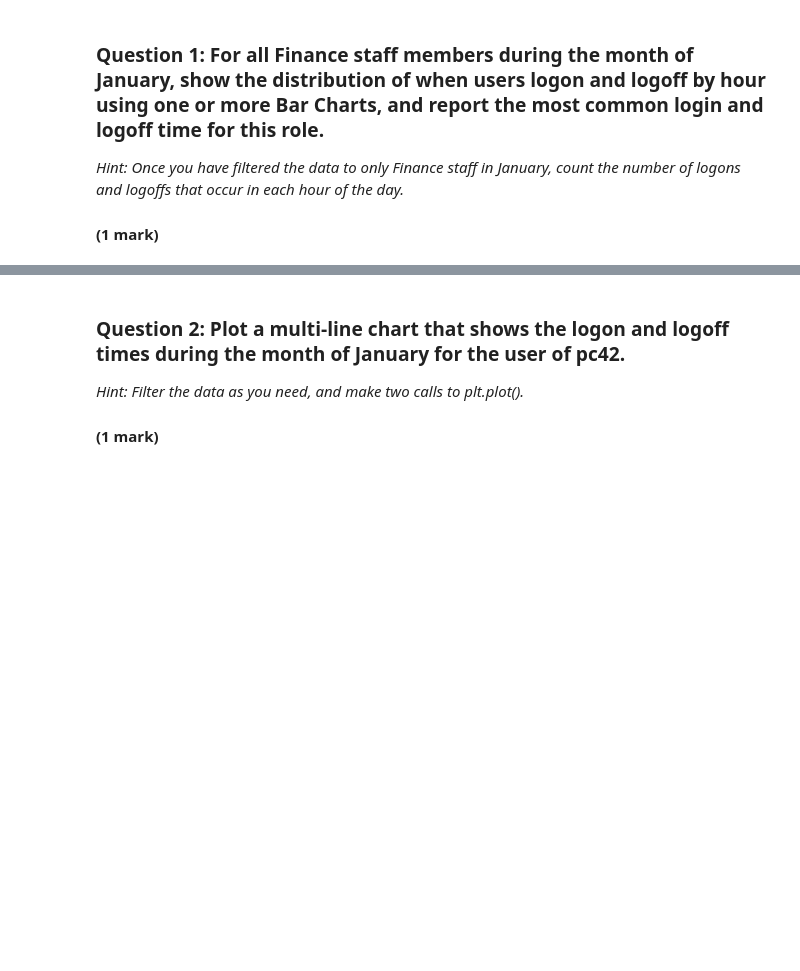
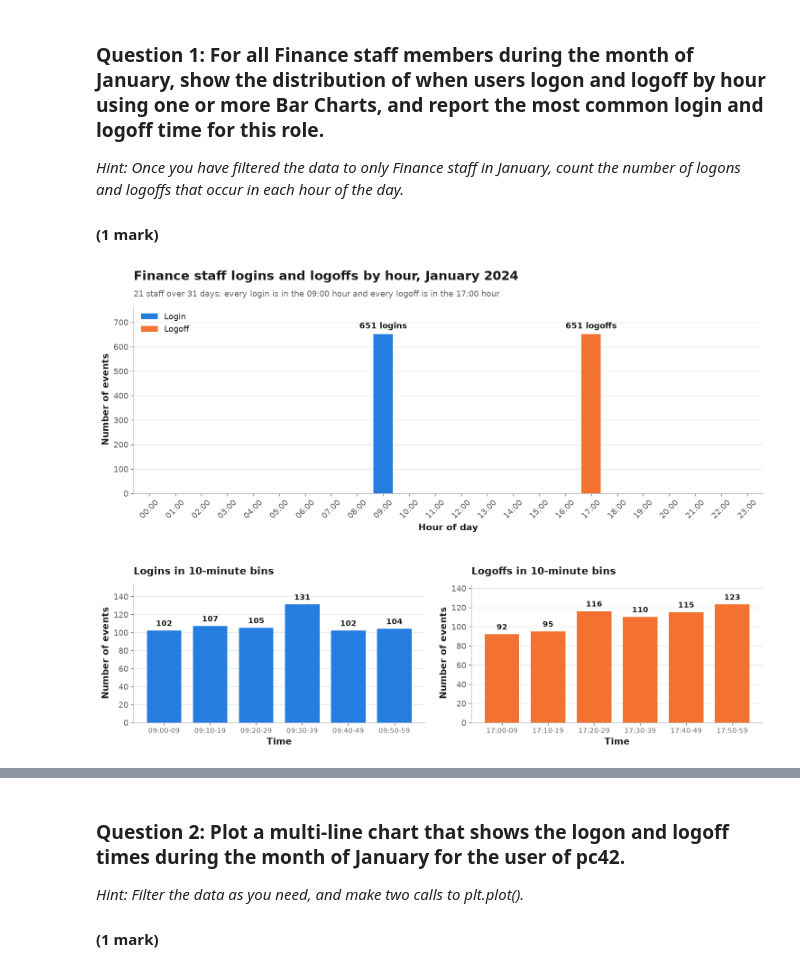
Before and after one commit to Chiko-G3/SDAaV, a Jupyter notebook: Assesment/UFCFEL-15-3-part3-student.ipynb, the cells around one changed output, grey strips where cells are left out. Drawn from its saved outputs; the diff is of its cells as text; code cells hidden in the pictures; blank space fills up the shorter version.

```diff
--- a/Assesment/UFCFEL-15-3-part3-student.ipynb
+++ b/Assesment/UFCFEL-15-3-part3-student.ipynb
@@ -181,0 +161,91 @@ user_set['Finance']
+# %%
+import numpy as np
+from matplotlib.ticker import FuncFormatter
+
+# ---------- Shared chart style ----------
+# rcParams are matplotlib's default settings. Setting them once here means every later chart matches,
+# so this cell must be run before the other questions.
+INK, MUTED, GRID = '#191919', '#5f6368', '#e3e6ea'
+plt.rcParams.update({
+    'figure.dpi': 120, 'figure.facecolor': 'white', 'axes.facecolor': 'white',
+    'font.family': 'DejaVu Sans', 'font.size': 11, 'text.color': INK,
+    'axes.titlesize': 17, 'axes.titleweight': 'bold', 'axes.titlelocation': 'left',
+    'axes.labelsize': 12, 'axes.labelweight': 'bold', 'axes.labelcolor': INK,
+    'axes.edgecolor': '#b8bdc4', 'axes.spines.top': False, 'axes.spines.right': False,
+    'axes.grid': True, 'axes.axisbelow': True, 'grid.color': GRID, 'grid.linewidth': 0.8,
+    'xtick.color': MUTED, 'ytick.color': MUTED, 'legend.frameon': False
+})
+
+def add_titles(ax, title, subtitle):
+    """Add a bold title with a lighter explanatory line beneath it."""
+    ax.set_title(title, pad=34)
+    # xycoords='axes fraction' means (0, 1) is the top-left corner of the plot, whatever the data range.
+    ax.annotate(subtitle, xy=(0, 1), xycoords='axes fraction', xytext=(0, 12),
+                textcoords='offset points', color=MUTED, fontsize=11)
+
+LOGIN_COLOR, LOGOFF_COLOR = '#257de0', '#f47230'
+
+# ---------- Step 1: filter ----------
+# Each line is a True/False test on every row. & means AND, so a row must pass all three tests.
+# .copy() makes a separate table, so adding columns does not alter login_data.
+finance_users = user_set['Finance']
+finance_january = login_data[
+    login_data['user'].isin(finance_users) &
+    (login_data['datetime'].dt.year == 2024) &
+    (login_data['datetime'].dt.month == 1)
+].copy()
+
+# ---------- Step 2: count events per hour ----------
+# .dt.hour extracts the hour (0-23). groupby().size() counts the rows for each hour/action pair.
+# unstack() turns the actions into columns, and reindex() adds the hours that have no events as 0.
+finance_january['hour'] = finance_january['datetime'].dt.hour
+hourly_counts = finance_january.groupby(['hour', 'action']).size().unstack(fill_value=0)
+hourly_counts = hourly_counts.reindex(index=range(24), columns=['login', 'logoff'], fill_value=0)
+
+# idxmax() returns the index label (the hour) of the largest value, not the value itself.
+login_hour = hourly_counts['login'].idxmax()
+logoff_hour = hourly_counts['logoff'].idxmax()
+
+# ---------- Step 3: plot ----------
+# GridSpec layout: one wide hourly chart on top, two detailed charts underneath.
+fig = plt.figure(figsize=(15, 10))
+grid = fig.add_gridspec(2, 2, height_ratios=[1.35, 1], hspace=0.55, wspace=0.16)
+ax = fig.add_subplot(grid[0, :])
+for action, color in [('login', LOGIN_COLOR), ('logoff', LOGOFF_COLOR)]:
+    bars = ax.bar(hourly_counts.index, hourly_counts[action], width=0.75, color=color, label=action.capitalize())
+    # Label the bars that are not zero with their exact count.
+    ax.bar_label(bars, labels=[f'{v:,} {action}s' if v else '' for v in hourly_counts[action]],
+                 padding=5, fontsize=11, fontweight='bold')
+ax.set_xticks(range(24), [f'{h:02d}:00' for h in range(24)], rotation=45)
+ax.set_xlim(-0.6, 23.6)
+ax.set_ylim(0, hourly_counts.to_numpy().max() * 1.18)
+ax.grid(axis='x', visible=False)
+add_titles(ax, 'Finance staff logins and logoffs by hour, January 2024',
+           f'{len(finance_users)} staff over {finance_january["datetime"].dt.date.nunique()} days: '
+           f'every login is in the {login_hour:02d}:00 hour and every logoff is in the {logoff_hour:02d}:00 hour')
+ax.set_xlabel('Hour of day')
+ax.set_ylabel('Number of events')
+ax.legend(loc='upper left')
+
+# The hourly bars hide what happens inside each hour, so split the two busy hours into 10-minute bins.
+for column, (action, hour, color) in enumerate([('login', login_hour, LOGIN_COLOR),
+                                                 ('logoff', logoff_hour, LOGOFF_COLOR)]):
+    detail = fig.add_subplot(grid[1, column])
+    minutes = finance_january.loc[finance_january['action'] == action, 'datetime'].dt.minute
+    # // is whole-number division: 37 // 10 * 10 = 30, so minute 37 falls into the 30-39 bin.
+    bins = (minutes // 10 * 10).value_counts().reindex(range(0, 60, 10), fill_value=0)
+    bars = detail.bar(range(6), bins.values, width=0.75, color=color)
+    detail.bar_label(bars, padding=4, fontsize=10, fontweight='bold')
+    detail.set_xticks(range(6), [f'{hour:02d}:{m:02d}-{m + 9:02d}' for m in bins.index], fontsize=9)
+    detail.set_ylim(0, bins.max() * 1.18)
+    detail.grid(axis='x', visible=False)
+    detail.set_title(f'{action.capitalize()}s in 10-minute bins', fontsize=13, pad=12)
+    detail.set_xlabel('Time')
+    detail.set_ylabel('Number of events')
+plt.show()
+
+# f-strings insert values into text; :02d pads the hour to two digits, e.g. 9 -> 09.
+print(f'Most common login time: {login_hour:02d}:00 ({hourly_counts.loc[login_hour, "login"]} logins)')
+print(f'Most common logoff time: {logoff_hour:02d}:00 ({hourly_counts.loc[logoff_hour, "logoff"]} logoffs)')
+# %% [output]
+[figure, added]
```
Also changed, not shown: parts of 24 cells of this notebook, 10 other files.
